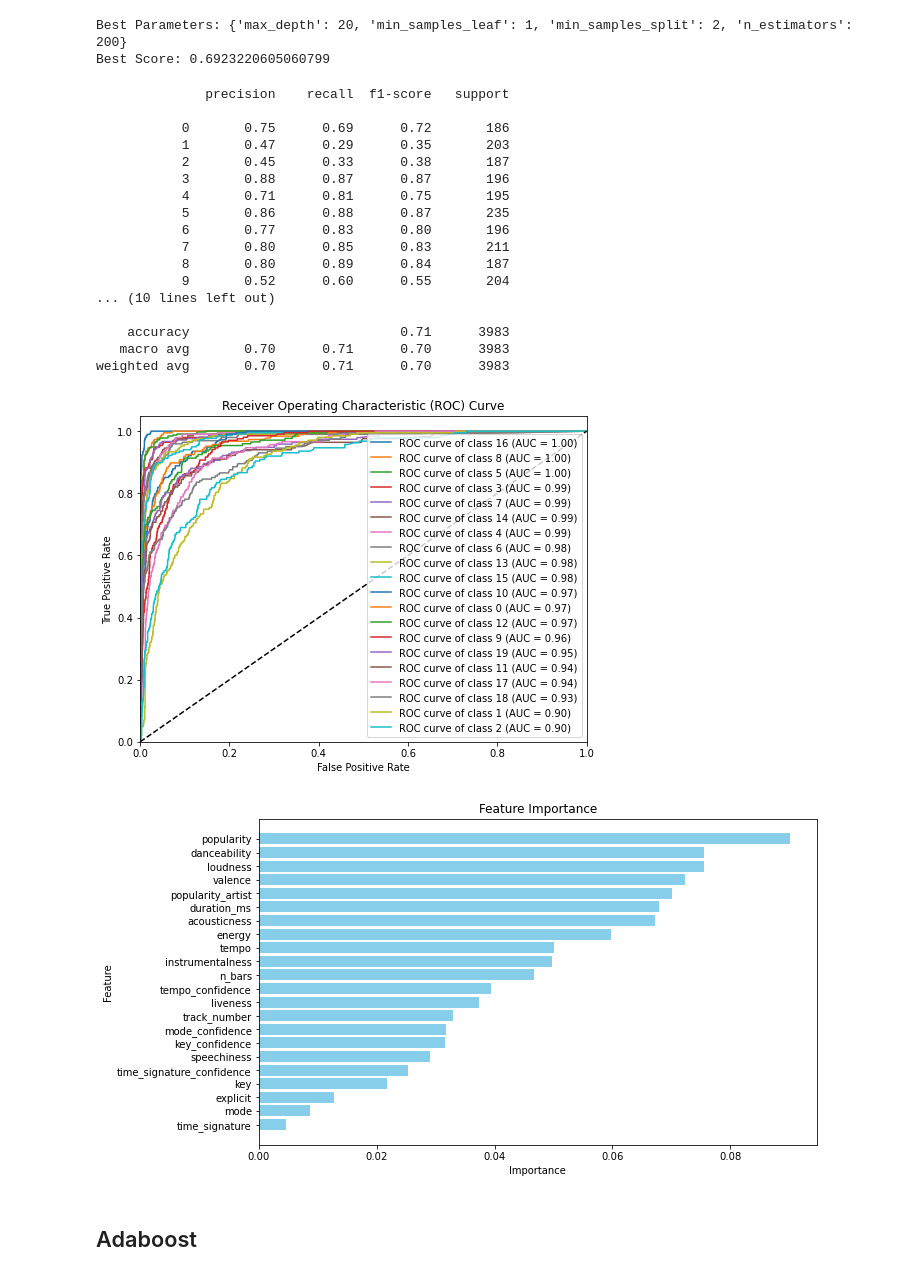
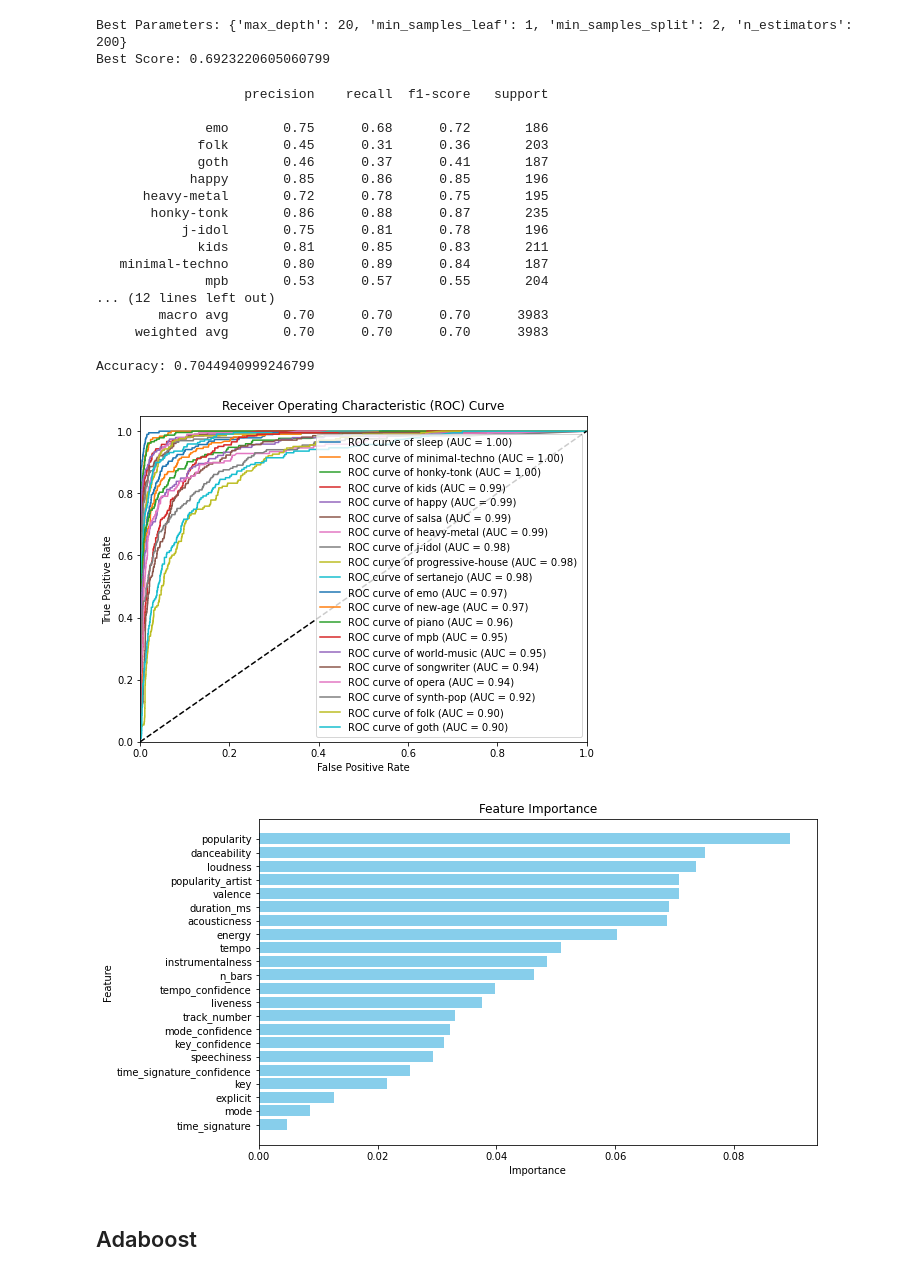
Before and after one commit to Bakko000/Data-Mining-2, a Jupyter notebook: advancedclass.ipynb, the cells around one changed output. Cells and saved outputs as stored; diff of their text form; code cells hidden in the pictures.

```diff
--- a/advancedclass.ipynb
+++ b/advancedclass.ipynb
@@ -64,7 +64,14 @@ filtered_df
 filtered_df=filtered_df.drop(['id'], axis=1)
 # Assuming df is your original DataFrame with a column named "genre"
 
-y=LabelEncoder().fit_transform(filtered_df["genre"])
+#y=LabelEncoder().fit_transform(filtered_df["genre"])
+
+# Fit the label encoder on the training labels
+label_encoder = LabelEncoder()
+label_encoder.fit(filtered_df["genre"])
+
+# Transform the test labels and predictions
+y= label_encoder.transform(filtered_df["genre"])
 
 # Funzione per trasformare le stringhe in liste di float
 def trasforma_in_lista(lst_str):
@@ -191,11 +210,13 @@ for i in range(n_classes):
 
 # Sort the classes by AUC in descending order
 sorted_classes = sorted(roc_auc.items(), key=lambda x: x[1], reverse=True)
+# Get the original class names
+class_names = label_encoder.inverse_transform(np.unique(y_test))
 
 # Plot the ROC curve for each class in descending order of AUC
 plt.figure(figsize=(8, 6))
 for i, (class_id, auc_value) in enumerate(sorted_classes):
-    plt.plot(fpr[class_id], tpr[class_id], label=f'ROC curve of class {class_id} (AUC = {auc_value:.2f})')
+    plt.plot(fpr[class_id], tpr[class_id], label=f'ROC curve of {class_names[class_id]} (AUC = {auc_value:.2f})')
 plt.plot([0, 1], [0, 1], 'k--')
 plt.xlim([0.0, 1.0])
 plt.ylim([0.0, 1.05])
@@ -289,11 +322,13 @@ for i in range(n_classes):
 
 # Sort the classes by AUC in descending order
 sorted_classes = sorted(roc_auc.items(), key=lambda x: x[1], reverse=True)
+# Get the original class names
+class_names = label_encoder.inverse_transform(np.unique(y_test))
 
 # Plot the ROC curve for each class in descending order of AUC
 plt.figure(figsize=(8, 6))
 for i, (class_id, auc_value) in enumerate(sorted_classes):
-    plt.plot(fpr[class_id], tpr[class_id], label=f'ROC curve of class {class_id} (AUC = {auc_value:.2f})')
+    plt.plot(fpr[class_id], tpr[class_id], label=f'ROC curve of {class_names[class_id]} (AUC = {auc_value:.2f})')
 plt.plot([0, 1], [0, 1], 'k--')
 plt.xlim([0.0, 1.0])
 plt.ylim([0.0, 1.05])
@@ -340,61 +375,81 @@ from sklearn.metrics import roc_curve, auc, classification_report
 import matplotlib.pyplot as plt
 import numpy as np
 
+random_forest = RandomForestClassifier(**best_params)
+random_forest.fit(X_train_norm, y_train)
 
 # Make predictions on the test set
 y_pred = random_forest.predict(X_test_norm)
 
 # Evaluate the classifier
 accuracy = accuracy_score(y_test, y_pred)
-print(classification_report(y_test, y_pred))
+
+# If you used a label encoder to encode the class labels
+y_test_original = label_encoder.inverse_transform(y_test)
+y_pred_original = label_encoder.inverse_transform(y_pred)
+
+# Get the class names
+class_names = label_encoder.classes_
+
+# Print the classification report with class names
+report = classification_report(y_test_original, y_pred_original, target_names=class_names)
+print(report)
+
+report = classification_report(y_test, y_pred)
+conf_matrix = confusion_matrix(y_test, y_pred)
+
+print("Accuracy:", accuracy)
 
 
 # Get the predicted probabilities for each class
 y_score = random_forest.predict_proba(X_test_norm)
 
 # Calculate the ROC curve and AUC for each class
 n_classes = len(np.unique(y))
 fpr = dict()
 tpr = dict()
 roc_auc = dict()
 for i in range(n_classes):
     fpr[i], tpr[i], _ = roc_curve(y_test == i, y_score[:, i])
     roc_auc[i] = auc(fpr[i], tpr[i])
 
 # Sort the classes by AUC in descending order
 sorted_classes = sorted(roc_auc.items(), key=lambda x: x[1], reverse=True)
 
+# Get the original class names
+class_names = label_encoder.inverse_transform(np.unique(y_test))
+
 # Plot the ROC curve for each class in descending order of AUC
 plt.figure(figsize=(8, 6))
 for i, (class_id, auc_value) in enumerate(sorted_classes):
-    plt.plot(fpr[class_id], tpr[class_id], label=f'ROC curve of class {class_id} (AUC = {auc_value:.2f})')
+    plt.plot(fpr[class_id], tpr[class_id], label=f'ROC curve of {class_names[class_id]} (AUC = {auc_value:.2f})')
 plt.plot([0, 1], [0, 1], 'k--')
 plt.xlim([0.0, 1.0])
 plt.ylim([0.0, 1.05])
 plt.xlabel('False Positive Rate')
 plt.ylabel('True Positive Rate')
 plt.title('Receiver Operating Characteristic (ROC) Curve')
 plt.legend(loc="lower right")
 plt.show()
 # %% [output]
-              precision    recall  f1-score   support
+                   precision    recall  f1-score   support
 
-           0       0.75      0.69      0.72       186
-           1       0.47      0.29      0.35       203
-           2       0.45      0.33      0.38       187
-           3       0.88      0.87      0.87       196
-           4       0.71      0.81      0.75       195
-           5       0.86      0.88      0.87       235
-           6       0.77      0.83      0.80       196
-           7       0.80      0.85      0.83       211
-           8       0.80      0.89      0.84       187
-           9       0.52      0.60      0.55       204
-... (10 lines left out)
+              emo       0.75      0.68      0.72       186
+             folk       0.45      0.31      0.36       203
+             goth       0.46      0.37      0.41       187
+            happy       0.85      0.86      0.85       196
+      heavy-metal       0.72      0.78      0.75       195
+       honky-tonk       0.86      0.88      0.87       235
+           j-idol       0.75      0.81      0.78       196
+             kids       0.81      0.85      0.83       211
+   minimal-techno       0.80      0.89      0.84       187
+              mpb       0.53      0.57      0.55       204
+... (12 lines left out)
+        macro avg       0.70      0.70      0.70      3983
+     weighted avg       0.70      0.70      0.70      3983
 
-    accuracy                           0.71      3983
-   macro avg       0.70      0.71      0.70      3983
-weighted avg       0.70      0.71      0.70      3983
+Accuracy: 0.7044940999246799
-[figure, old version]
+[figure, new version]
 # %%
 # Get feature importances
 feature_importance = random_forest.feature_importances_
@@ -412,7 +467,7 @@ plt.title('Feature Importance')
 plt.gca().invert_yaxis()  # Invert y-axis to display features with the highest importance at the top
 plt.show()
 # %% [output]
-[figure, old version]
+[figure, new version]
 # %% [markdown]
 ## Adaboost
 # %% [markdown]
```
Also changed, not shown: parts of 4 cells of this notebook, 1 other file.
